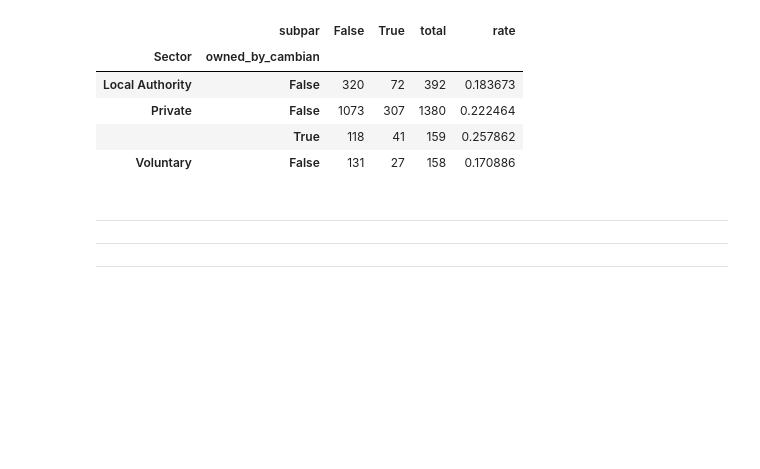
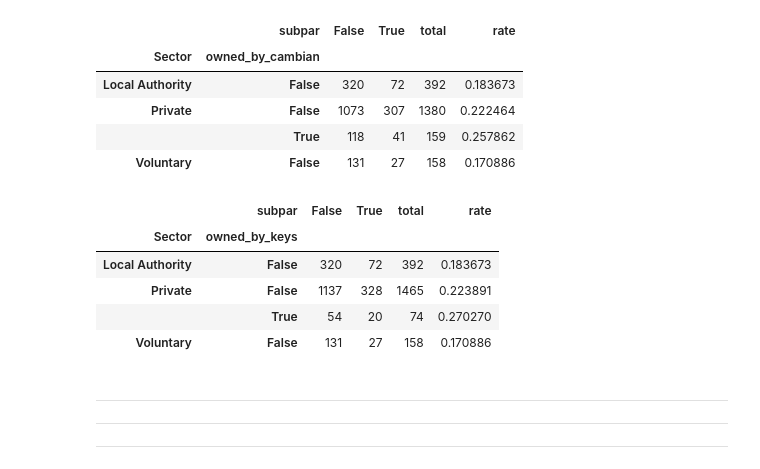
Before and after one commit to BuzzFeedNews/2018-07-ofsted-inspections, a Jupyter notebook: notebooks/00-analyze-ofsted-data.ipynb, the cells around one changed output. Drawn from its saved outputs; the diff is of its cells as text; code cells hidden in the pictures; blank space fills up the shorter version.

```diff
--- a/notebooks/00-analyze-ofsted-data.ipynb
+++ b/notebooks/00-analyze-ofsted-data.ipynb
@@ -485,6 +621,18 @@ calculate_at_least_one_subpar(
 | Private | False | 1073 | 307 | 1380 | 0.222464 |
 |  | True | 118 | 41 | 159 | 0.257862 |
 | Voluntary | False | 131 | 27 | 158 | 0.170886 |
+# %%
+calculate_at_least_one_subpar(
+    inspections_filtered,
+    [ "Sector", "owned_by_keys" ]
+)
+# %% [output]
+|  | subpar | False | True | total | rate |
+| Sector | owned_by_keys |  |  |  |  |
+| Local Authority | False | 320 | 72 | 392 | 0.183673 |
+| Private | False | 1137 | 328 | 1465 | 0.223891 |
+|  | True | 54 | 20 | 74 | 0.270270 |
+| Voluntary | False | 131 | 27 | 158 | 0.170886 |
 # %% [markdown]
 ---
 
```
Also changed, not shown: parts of 13 cells of this notebook, 1 other file.
